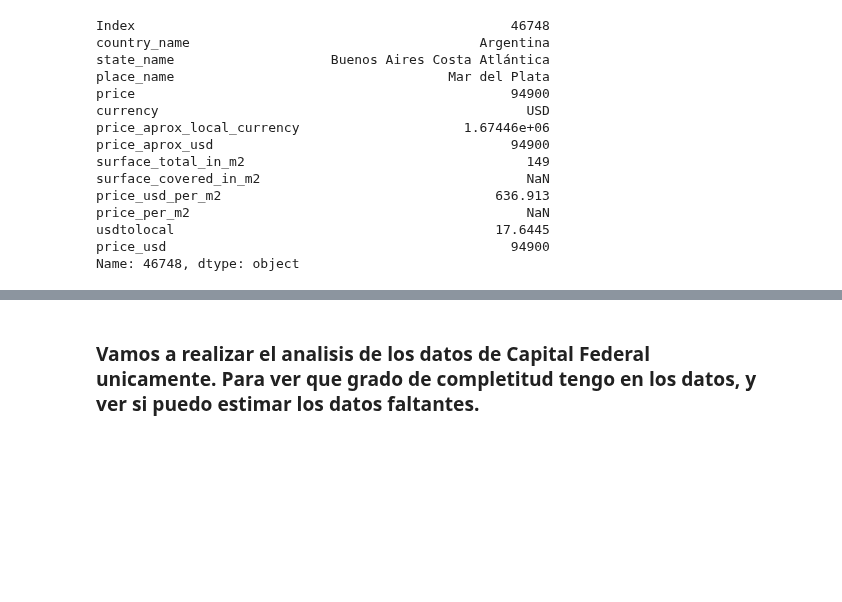
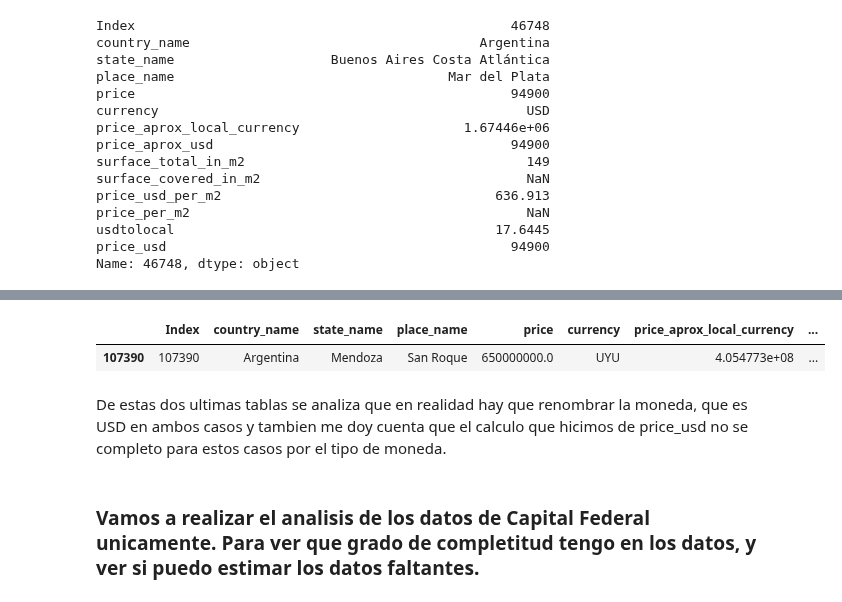
Before and after one commit to nachommm/desafio1, a Jupyter notebook: Precios.v2.ipynb, the cells around one changed output, grey strips where cells are left out. Drawn from its saved outputs; the diff is of its cells as text; code cells hidden in the pictures; blank space fills up the shorter version.

```diff
--- a/Precios.v2.ipynb
+++ b/Precios.v2.ipynb
@@ -180,3 +200,14 @@ Se puede observar que falta completar el <strong>price_per_m2</strong> en la mon
+# %%
+# Creo una mask para traer esos valores.
+
+currency_UYU_mask = valores.currency == 'UYU'
+
+valores.loc[currency_UYU_mask, :]
+# %% [output]
+|  | Index | country_name | state_name | place_name | price | currency | price_aprox_local_currency | ... |
+| 107390 | 107390 | Argentina | Mendoza | San Roque | 650000000.0 | UYU | 4.054773e+08 | ... |
+# %% [markdown]
+De estas dos ultimas tablas se analiza que en realidad hay que renombrar la moneda, que es USD en ambos casos y tambien me doy cuenta que el calculo que hicimos de price_usd no se completo para estos casos por el tipo de moneda.
 # %% [markdown]
 <h3>Vamos a realizar el analisis de los datos de Capital Federal unicamente. Para ver que grado de completitud tengo en los datos, y ver si puedo estimar los datos faltantes.<h/3>
 # %%
```
Also changed, not shown: parts of 4 cells of this notebook.
